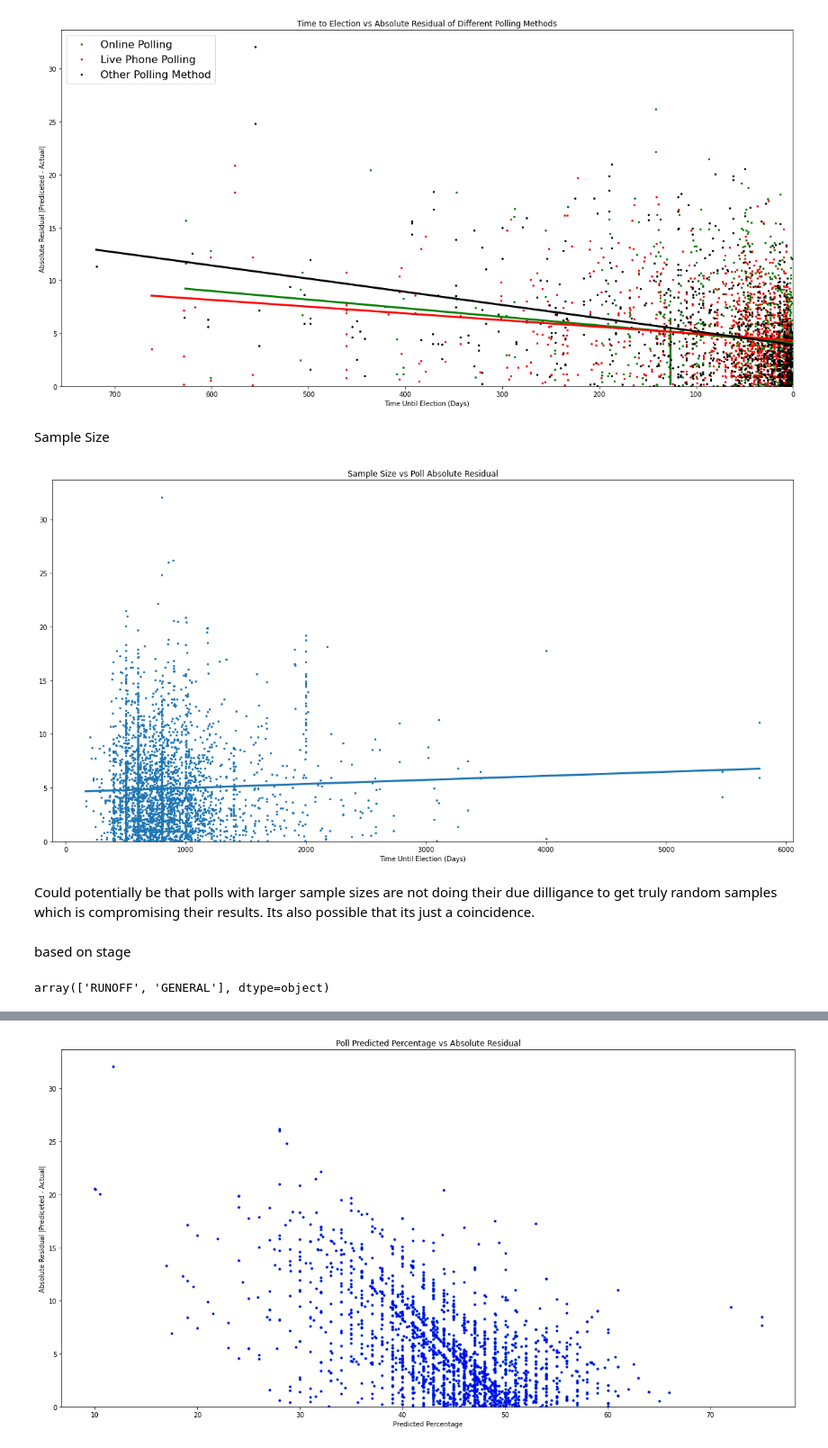
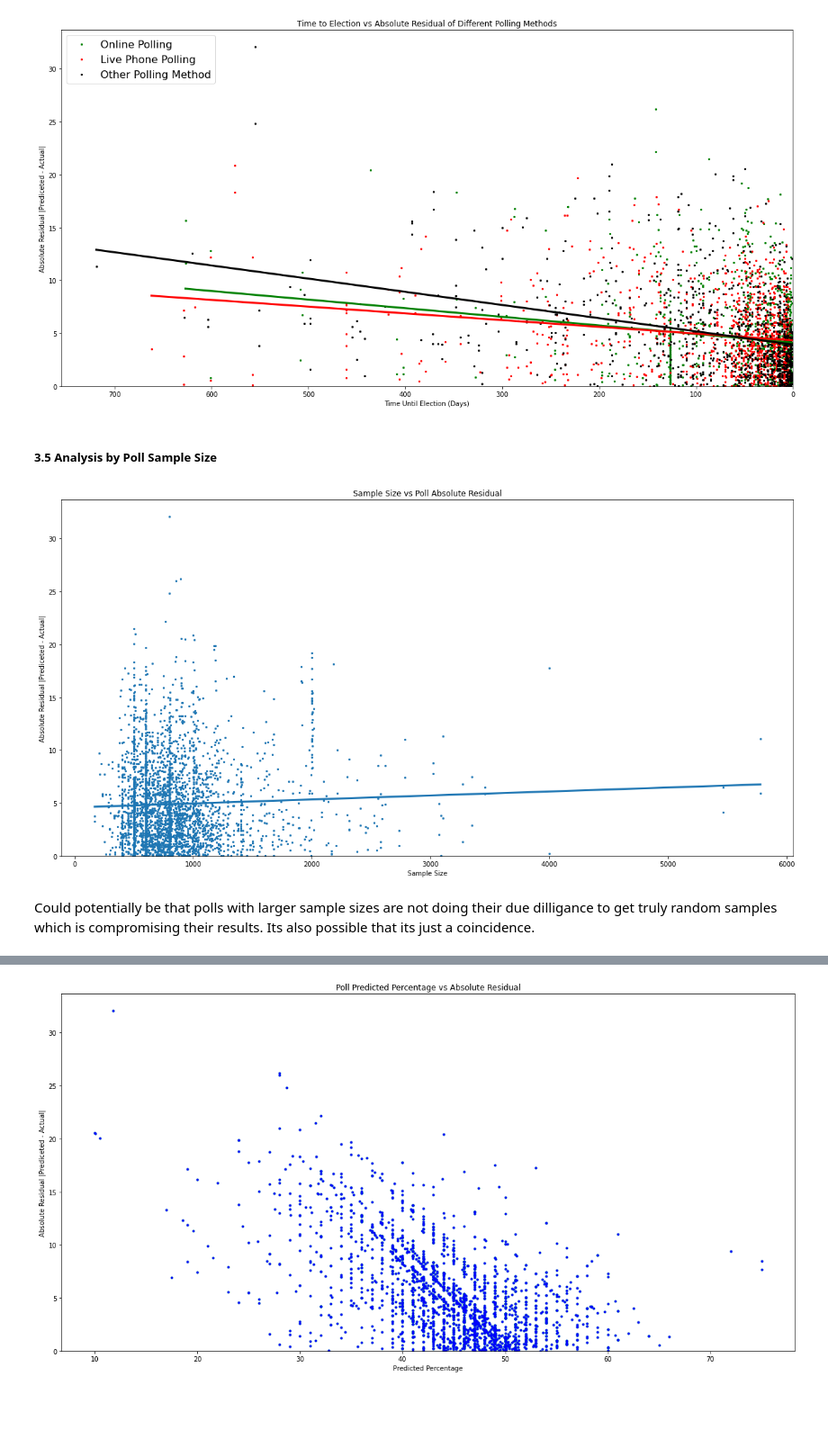
Before and after one commit to WillMeagher/WillMeagher.github.io, a Jupyter notebook: Final Project.ipynb, the cells around one changed output, grey strips where cells are left out. Shown at 90% size. Drawn from its saved outputs; the diff is of its cells as text; code cells hidden in the pictures; blank space fills up the shorter version.

```diff
--- a/Final Project.ipynb
+++ b/Final Project.ipynb
@@ -587,34 +591,28 @@ plt.xlim(None, 0)
 plt.show()
 # %% [output]
 [figure]
-# %% [markdown]
-Sample Size
+# %% [markdown]
+##### 3.5 Analysis by Poll Sample Size
 # %%
 # get just data with a listed sample size
 data_sample_size = data[~data['sample_size'].isna()]
 
 # set graph size
 plt.figure(figsize = (20, 10))
 
 # set title and labels
 plt.title("Sample Size vs Poll Absolute Residual")
 plt.xlabel("Sample Size")
-plt.xlabel("Time Until Election (Days)")
+plt.ylabel("Absolute Residual |Prediceted - Actual|")
 
 # plot data
 scatter(plt, data_sample_size, 'sample_size', 'abs_residual')
 
 # lim y so bottom of plot rests on 0 which is min residual
 plt.ylim(0)
 
 plt.show()
 # %% [output]
-[figure, old version]
+[figure, new version]
 # %% [markdown]
 Could potentially be that polls with larger sample sizes are not doing their due dilligance to get truly random samples which is compromising their results. Its also possible that its just a coincidence.
-# %% [markdown]
-based on stage
-# %%
-data['stage'].unique()
-# %% [output]
-array(['RUNOFF', 'GENERAL'], dtype=object)
```
Also changed, not shown: parts of 21 cells of this notebook, 1 other file.
